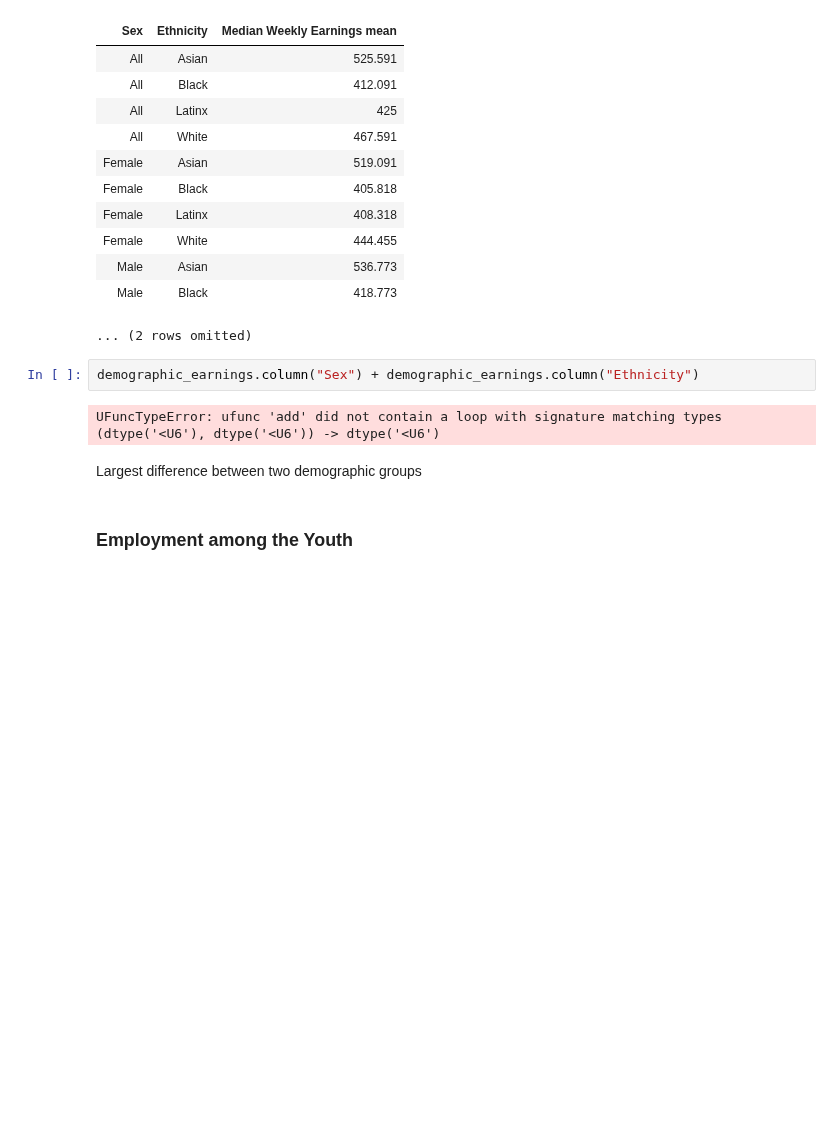
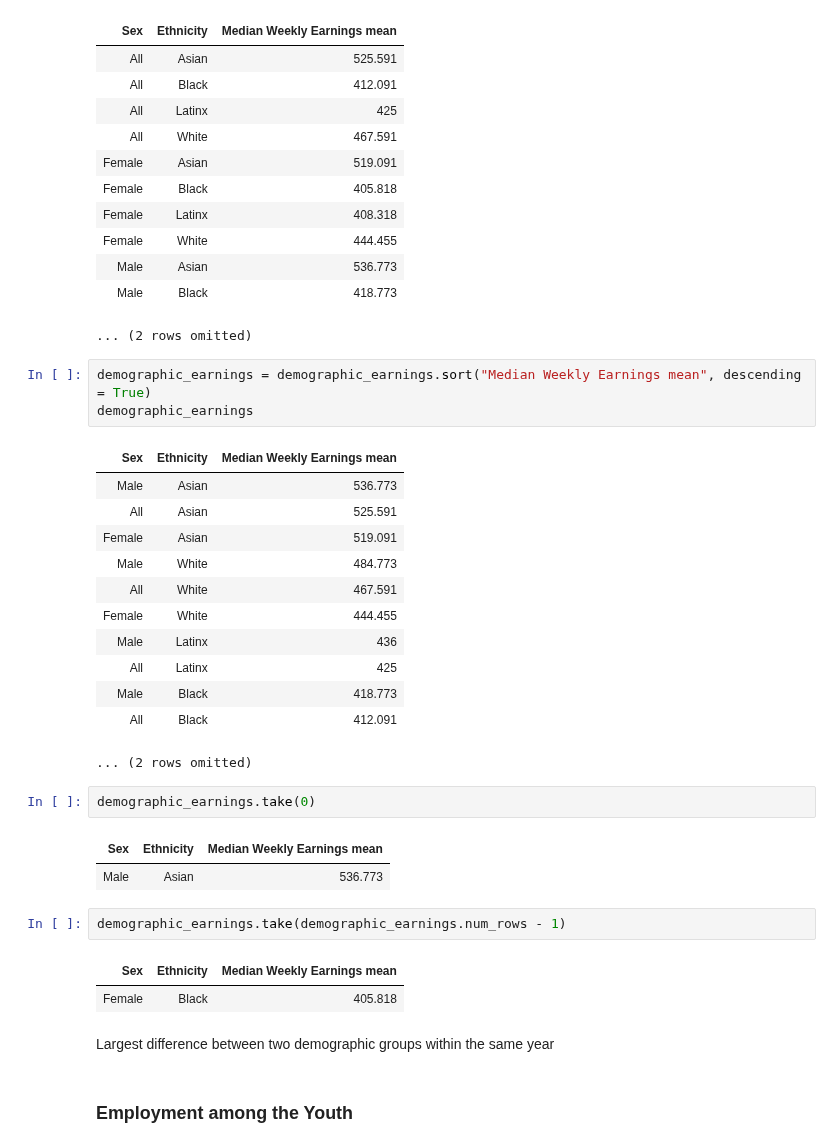
Before and after one commit to ds-modules/PUBPOL-ETHSTD-C164A-SP23, a Jupyter notebook: Exploring Labor Statistics among U.S. Youth.ipynb, the cells around one changed output. Drawn from its saved outputs; the diff is of its cells as text; blank space fills up the shorter version.

```diff
--- a/Exploring Labor Statistics among U.S. Youth.ipynb
+++ b/Exploring Labor Statistics among U.S. Youth.ipynb
@@ -209,12 +209,34 @@ demographic_earnings
 | Male | Asian | 536.773 |
 | Male | Black | 418.773 |
 ... (2 rows omitted)
-# %%
-demographic_earnings.column("Sex") + demographic_earnings.column("Ethnicity")
-# %% [output]
-UFuncTypeError: ufunc 'add' did not contain a loop with signature matching types (dtype('<U6'), dtype('<U6')) -> dtype('<U6')
+# %%
+demographic_earnings = demographic_earnings.sort("Median Weekly Earnings mean", descending = True)
+demographic_earnings
+# %% [output]
+| Sex | Ethnicity | Median Weekly Earnings mean |
+| Male | Asian | 536.773 |
+| All | Asian | 525.591 |
+| Female | Asian | 519.091 |
+| Male | White | 484.773 |
+| All | White | 467.591 |
+| Female | White | 444.455 |
+| Male | Latinx | 436 |
+| All | Latinx | 425 |
+| Male | Black | 418.773 |
+| All | Black | 412.091 |
+... (2 rows omitted)
+# %%
+demographic_earnings.take(0)
+# %% [output]
+| Sex | Ethnicity | Median Weekly Earnings mean |
+| Male | Asian | 536.773 |
+# %%
+demographic_earnings.take(demographic_earnings.num_rows - 1)
+# %% [output]
+| Sex | Ethnicity | Median Weekly Earnings mean |
+| Female | Black | 405.818 |
 # %% [markdown]
-Largest difference between two demographic groups
+Largest difference between two demographic groups within the same year
 # %% [markdown]
 ### Employment among the Youth
 # %% [markdown]
```
